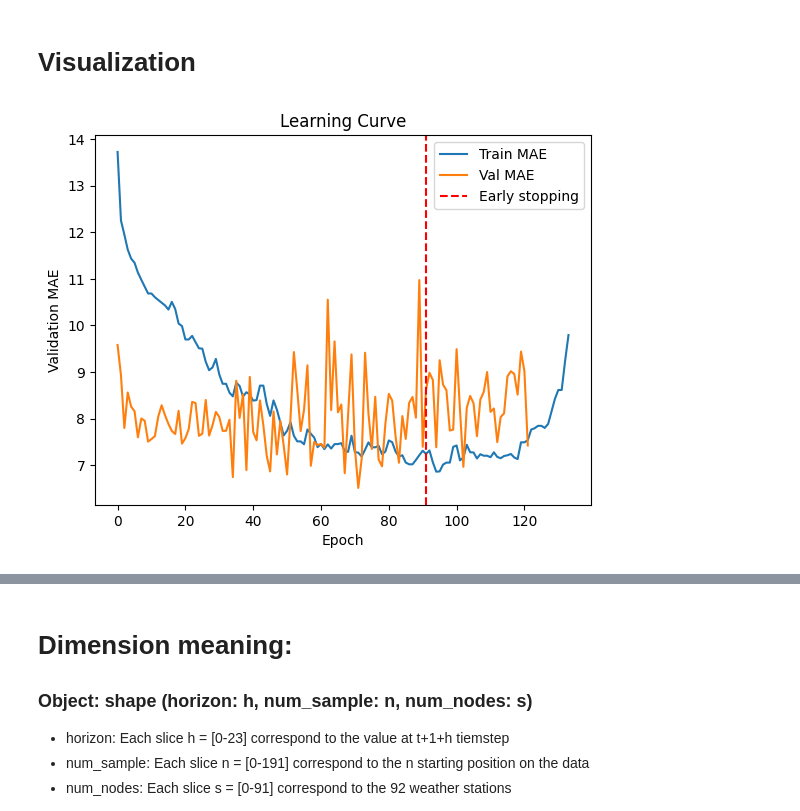
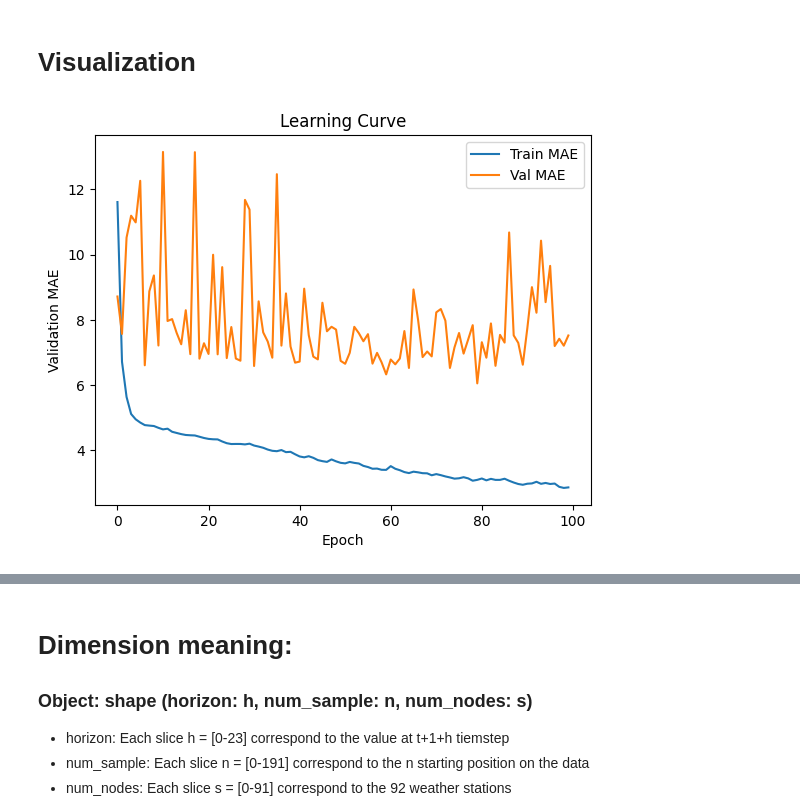
Before and after one commit to GemsLoveNLP/DCRNN_PyTorch, a Jupyter notebook: evaluate.ipynb, the cells around one changed output, grey strips where cells are left out. Cells and saved outputs as stored; diff of their text form; code cells hidden in the pictures.

```diff
--- a/evaluate.ipynb
+++ b/evaluate.ipynb
@@ -77,7 +81,7 @@ def view_learning_curve(log_file):
                 val_mae_values.append(val_mae)
             if 'Early stopping at epoch' in line:
                 stop_epoch = int(line.split('epoch: ')[1]) - patience
-            if 'train_mae' in line:
+            if 'train_mae' in line and 'test_mae' not in line:
                 train_mae = float(line.split('train_mae: ')[1].split(',')[0])
                 train_mae_values.append(train_mae)
 
@@ -179,9 +183,9 @@ def visualize(file_name):
     compute_at_sample(predictions,truth,0,0)
     compute_mae_per_sample(predictions,truth)
 # %%
-view_learning_curve("experiments/dcrnn_DR_3_h_24_32-32_lr_0.01_bs_64_0311152025/info.log")
+view_learning_curve("experiments/dcrnn_DR_2_h_24_64-64_lr_0.01_bs_64_0311200759/info.log")
 # %% [output]
-[figure, old version]
+[figure, new version]
 # %%
 visualize("data/predictions/train_dcrnn_predictions.npz")
 # %% [output]
```
Also changed, not shown: parts of 5 cells of this notebook, 11 other files.
